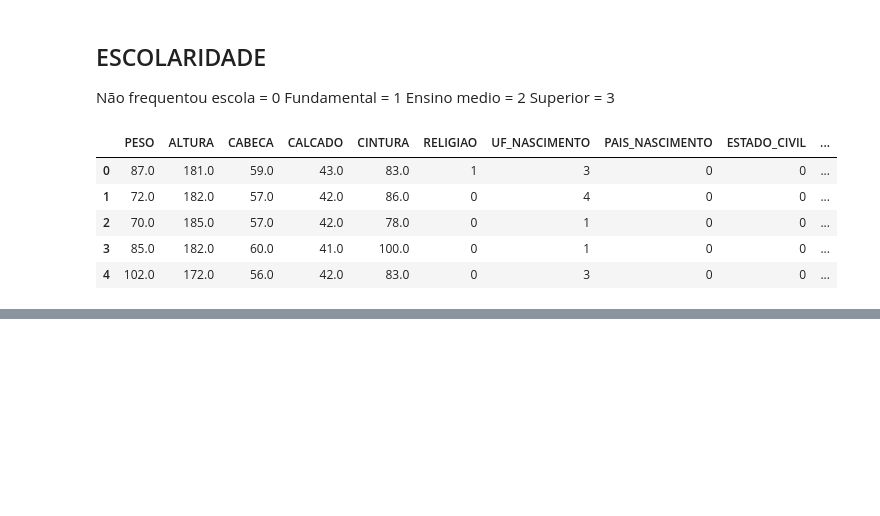
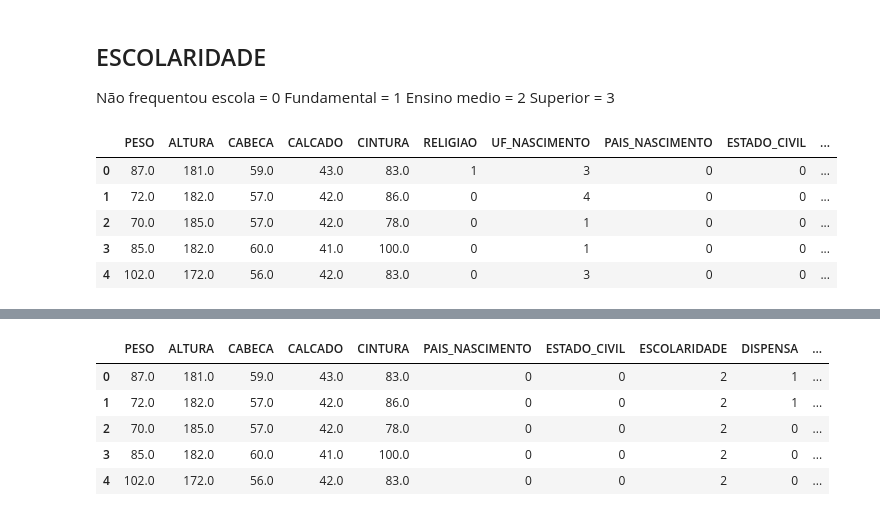
Before and after one commit to PauloKeller/AI, a Jupyter notebook: servico_militar/Preprocessing.ipynb, the cells around one changed output, grey strips where cells are left out. Saved outputs shown, nothing was run; the diff lists cells and outputs as text; code cells hidden in the pictures; blank space fills up the shorter version.

```diff
--- a/servico_militar/Preprocessing.ipynb
+++ b/servico_militar/Preprocessing.ipynb
@@ -418,0 +447,3 @@ len(jsm_unique)
+# %%
+pre_targets_csv = pd.concat([pre_targets_csv, religion_type_0, religion_type_1, religion_type_2, religion_type_3, religion_type_4], axis=1)
+pre_targets_csv.head(20)
@@ -418,0 +476,7 @@ len(jsm_unique)
+# %%
+column_names = ['PESO', 'ALTURA', 'CABECA', 'CALCADO', 'CINTURA', 'RELIGIAO',
+       'UF_NASCIMENTO', 'PAIS_NASCIMENTO', 'ESTADO_CIVIL', 'ESCOLARIDADE',
+       'DISPENSA', 'ZONA_RESIDENCIAL', 'PAIS_RESIDENCIA', 'UF_JSM',
+       'DIFF_MUN_JSM', 'DIFF_UF_JSM', 'OUT_OF_YEAR', 'RELI_0', 'RELI_1', 'RELI_2', 'RELI_3', 'RELI_4']
+# %%
+pre_targets_csv.columns = column_names
@@ -418,0 +494,9 @@ len(jsm_unique)
+# %%
+pre_targets_csv.head()
+# %% [output]
+|  | PESO | ALTURA | CABECA | CALCADO | CINTURA | PAIS_NASCIMENTO | ESTADO_CIVIL | ESCOLARIDADE | DISPENSA | ... |
+| 0 | 87.0 | 181.0 | 59.0 | 43.0 | 83.0 | 0 | 0 | 2 | 1 | ... |
+| 1 | 72.0 | 182.0 | 57.0 | 42.0 | 86.0 | 0 | 0 | 2 | 1 | ... |
+| 2 | 70.0 | 185.0 | 57.0 | 42.0 | 78.0 | 0 | 0 | 2 | 0 | ... |
+| 3 | 85.0 | 182.0 | 60.0 | 41.0 | 100.0 | 0 | 0 | 2 | 0 | ... |
+| 4 | 102.0 | 172.0 | 56.0 | 42.0 | 83.0 | 0 | 0 | 2 | 0 | ... |
```
Also changed, not shown: parts of 33 cells of this notebook, 2 other files.
